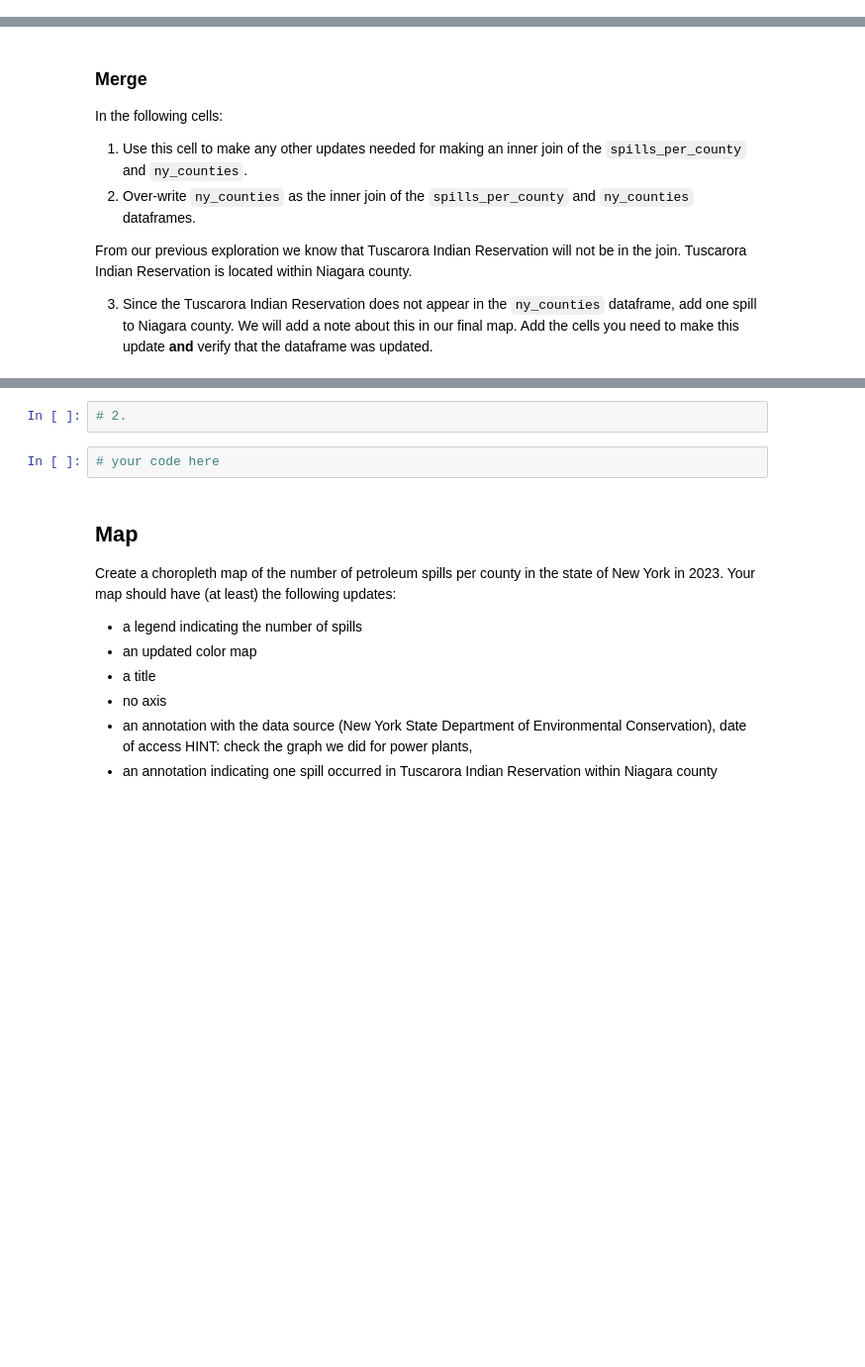
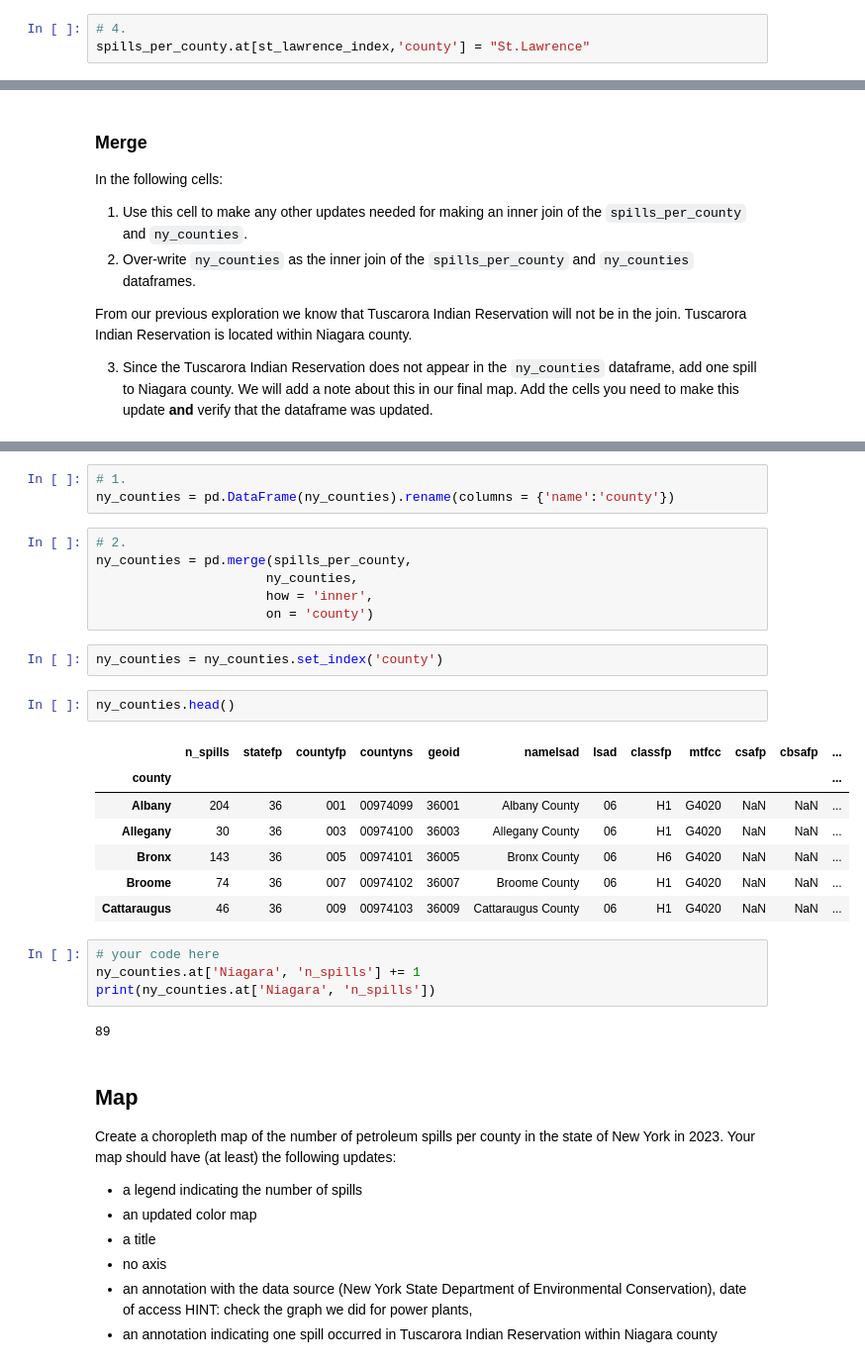
Before and after one commit to kateebeckerr/eds220-hwk-3, a Jupyter notebook: hwk3-task1-spills.ipynb, the cells around one changed output, grey strips where cells are left out. Shown at 99% size. Saved outputs shown, nothing was run; the diff lists cells and outputs as text; blank space fills up the shorter version.

```diff
--- a/hwk3-task1-spills.ipynb
+++ b/hwk3-task1-spills.ipynb
@@ -209,2 +398,5 @@ st_lawrence_index
+# %%
+# 4.
+spills_per_county.at[st_lawrence_index,'county'] = "St.Lawrence"
 # %%
 # 5.
@@ -223,7 +416,30 @@ From our previous exploration we know that Tuscarora Indian Reservation will not
-# %%
-# 2.
-# %%
-# your code here
+# %%
+# 1.
+ny_counties = pd.DataFrame(ny_counties).rename(columns = {'name':'county'})
+# %%
+# 2.
+ny_counties = pd.merge(spills_per_county,
+                      ny_counties,
+                      how = 'inner',
+                      on = 'county')
+# %%
+ny_counties = ny_counties.set_index('county')
+# %%
+ny_counties.head()
+# %% [output]
+|  | n_spills | statefp | countyfp | countyns | geoid | namelsad | lsad | classfp | mtfcc | csafp | cbsafp | ... |
+| county |  |  |  |  |  |  |  |  |  |  |  | ... |
+| Albany | 204 | 36 | 001 | 00974099 | 36001 | Albany County | 06 | H1 | G4020 | NaN | NaN | ... |
+| Allegany | 30 | 36 | 003 | 00974100 | 36003 | Allegany County | 06 | H1 | G4020 | NaN | NaN | ... |
+| Bronx | 143 | 36 | 005 | 00974101 | 36005 | Bronx County | 06 | H6 | G4020 | NaN | NaN | ... |
+| Broome | 74 | 36 | 007 | 00974102 | 36007 | Broome County | 06 | H1 | G4020 | NaN | NaN | ... |
+| Cattaraugus | 46 | 36 | 009 | 00974103 | 36009 | Cattaraugus County | 06 | H1 | G4020 | NaN | NaN | ... |
+# %%
+# your code here
+ny_counties.at['Niagara', 'n_spills'] += 1
+print(ny_counties.at['Niagara', 'n_spills'])
+# %% [output]
+89
 # %% [markdown]
 ## Map
 Create a choropleth map of the number of petroleum spills per county in the state of New York in 2023.
```
Also changed, not shown: parts of 43 cells of this notebook.
